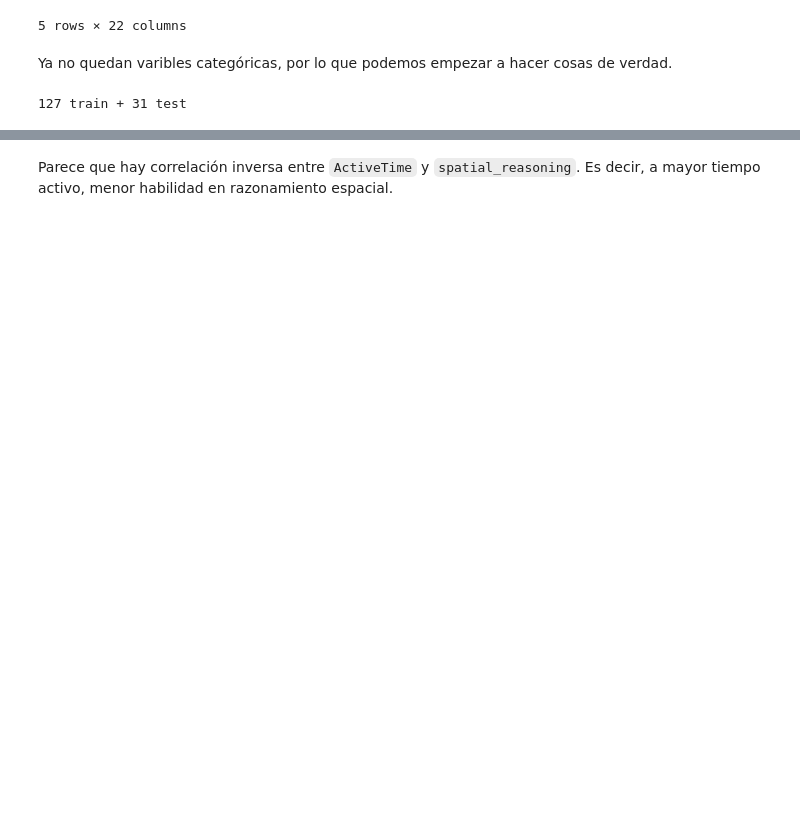
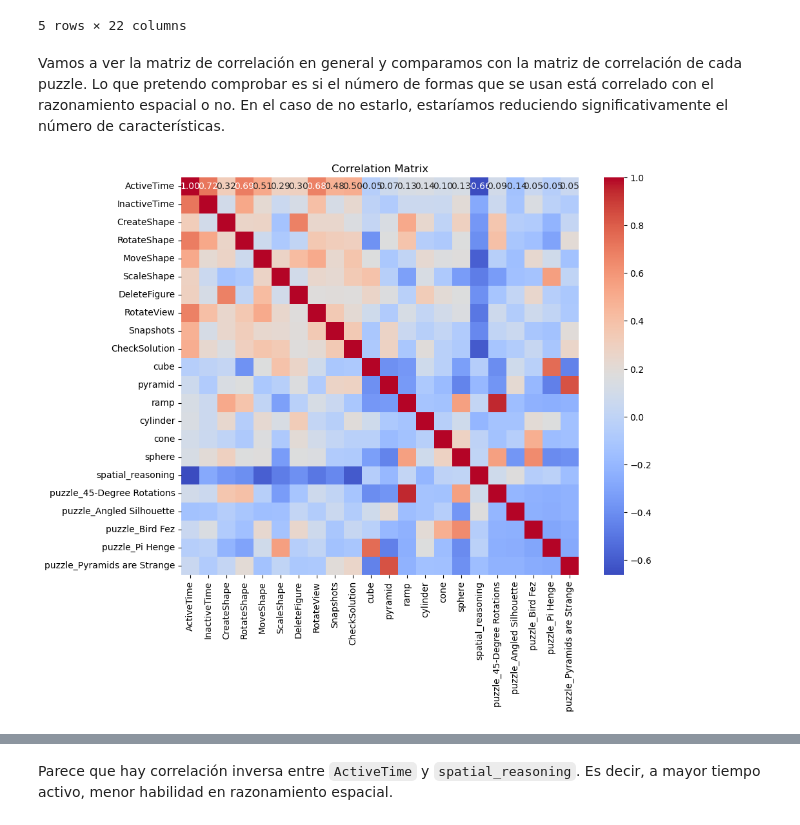
Before and after one commit to AnaAguilarI/TFG, a Jupyter notebook: scripts/models/data_study.ipynb, the cells around one changed output, grey strips where cells are left out. Cells and saved outputs as stored; diff of their text form; code cells hidden in the pictures; blank space fills up the shorter version.

```diff
--- a/scripts/models/data_study.ipynb
+++ b/scripts/models/data_study.ipynb
@@ -206,19 +70,14 @@ df_numerical.head()
 | 3 | 47.323649 | 53.387395 | 5 | 18 | 0 | 0 | 0 | 1 | ... |
 | 4 | 230.708718 | 0.000000 | 5 | 2 | 19 | 16 | 0 | 16 | ... |
 5 rows × 22 columns
-# %% [markdown]
-Ya no quedan varibles categóricas, por lo que podemos empezar a hacer cosas de verdad.
-# %%
-import numpy as np
-
-def split_train_test(data,test_ratio):
-    shuffled_indices = np.random.permutation(len(data))
-    test_set_size = int(len(data)*test_ratio)
-    test_indices = shuffled_indices[:test_set_size]
-    train_indices = shuffled_indices[test_set_size:]
-    return data.iloc[train_indices],data.iloc[test_indices]
-
-train_set, test_set = split_train_test(df,0.2)
-print(len(train_set),'train +',len(test_set),'test')
-# %% [output]
-127 train + 31 test
+# %% [markdown]
+Vamos a ver la matriz de correlación en general y comparamos con la matriz de correlación de cada puzzle. Lo que pretendo comprobar es si el número de formas que se usan está correlado con el razonamiento espacial o no. En el caso de no estarlo, estaríamos reduciendo significativamente el número de características.
+# %%
+corr_matrix = df_numerical.select_dtypes(include="number").corr()
+corr_matrix['spatial_reasoning'].sort_values(ascending=False)
+plt.figure(figsize=(10, 8))
+sns.heatmap(corr_matrix, annot=True, fmt=".2f", cmap='coolwarm', cbar=True, square=True)
+plt.title('Correlation Matrix')
+plt.show()
+# %% [output]
+[figure, added]
```
Also changed, not shown: parts of 29 cells of this notebook, 12 other files.
